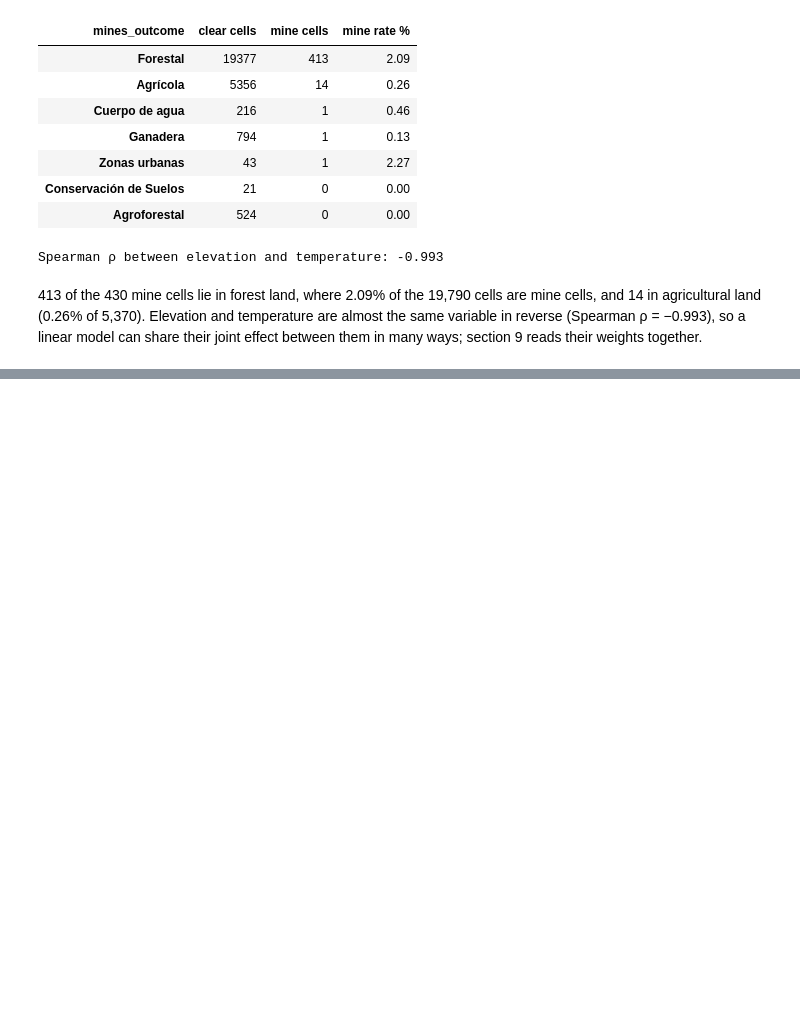
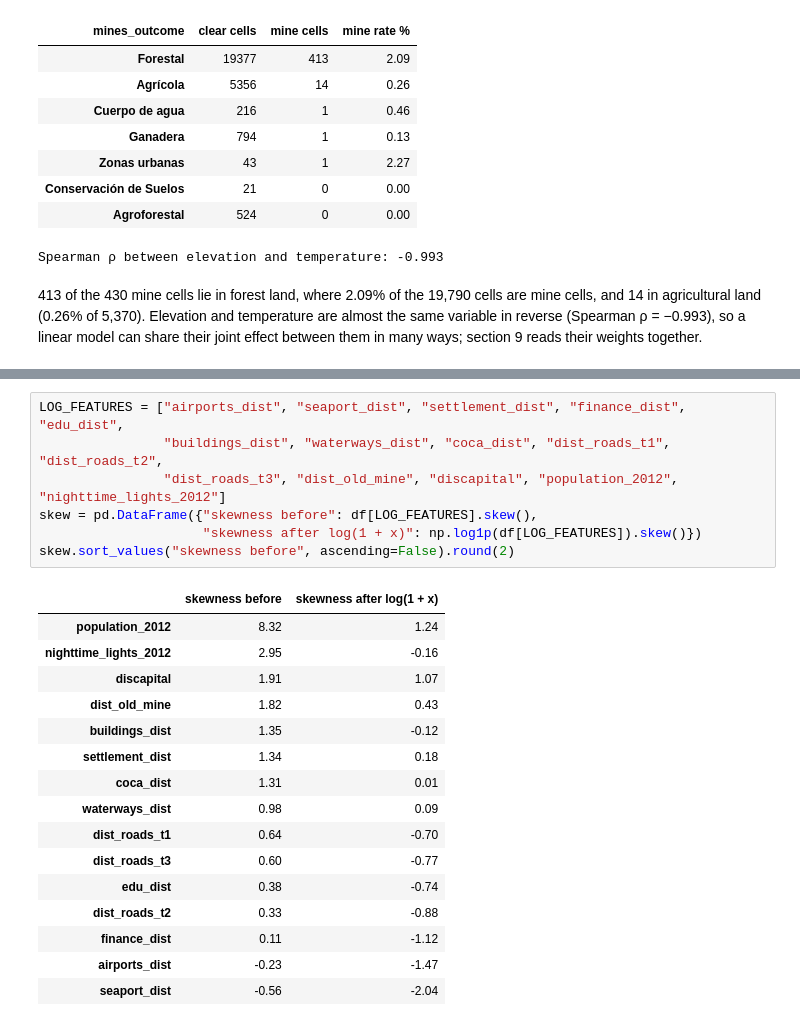
Before and after one commit to travisrcarlson/applied-machine-learning-project, a Jupyter notebook: modeling.ipynb, the cells around one changed output, grey strips where cells are left out. Cells and saved outputs as stored; diff of their text form; blank space fills up the shorter version.

```diff
--- a/modeling.ipynb
+++ b/modeling.ipynb
@@ -506,0 +531,24 @@ Spearman ρ between elevation and temperature: -0.993
+# %%
+LOG_FEATURES = ["airports_dist", "seaport_dist", "settlement_dist", "finance_dist", "edu_dist",
+                "buildings_dist", "waterways_dist", "coca_dist", "dist_roads_t1", "dist_roads_t2",
+                "dist_roads_t3", "dist_old_mine", "discapital", "population_2012", "nighttime_lights_2012"]
+skew = pd.DataFrame({"skewness before": df[LOG_FEATURES].skew(),
+                     "skewness after log(1 + x)": np.log1p(df[LOG_FEATURES]).skew()})
+skew.sort_values("skewness before", ascending=False).round(2)
+# %% [output]
+|  | skewness before | skewness after log(1 + x) |
+| population_2012 | 8.32 | 1.24 |
+| nighttime_lights_2012 | 2.95 | -0.16 |
+| discapital | 1.91 | 1.07 |
+| dist_old_mine | 1.82 | 0.43 |
+| buildings_dist | 1.35 | -0.12 |
+| settlement_dist | 1.34 | 0.18 |
+| coca_dist | 1.31 | 0.01 |
+| waterways_dist | 0.98 | 0.09 |
+| dist_roads_t1 | 0.64 | -0.70 |
+| dist_roads_t3 | 0.60 | -0.77 |
+| edu_dist | 0.38 | -0.74 |
+| dist_roads_t2 | 0.33 | -0.88 |
+| finance_dist | 0.11 | -1.12 |
+| airports_dist | -0.23 | -1.47 |
+| seaport_dist | -0.56 | -2.04 |
```
Also changed, not shown: parts of 15 cells of this notebook.
